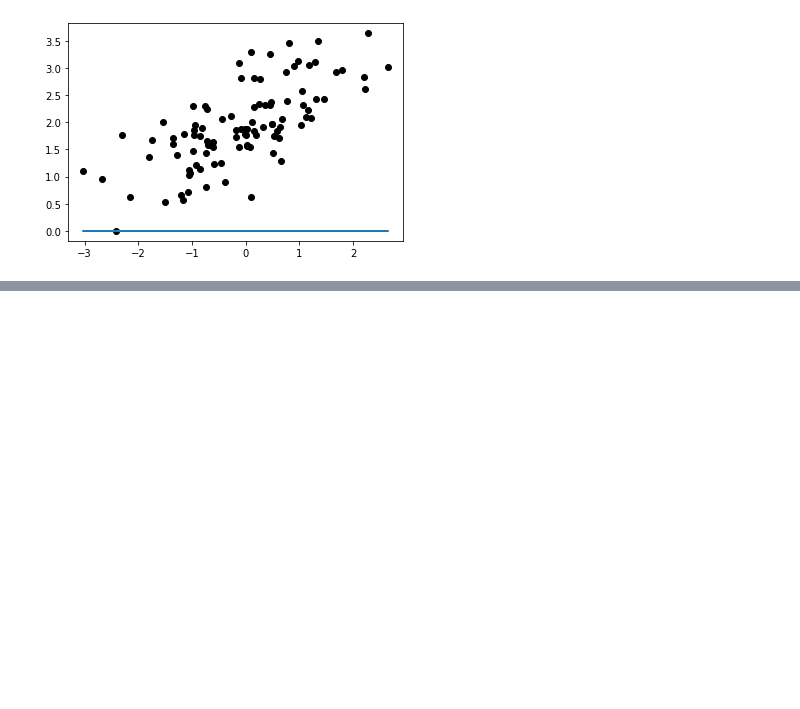
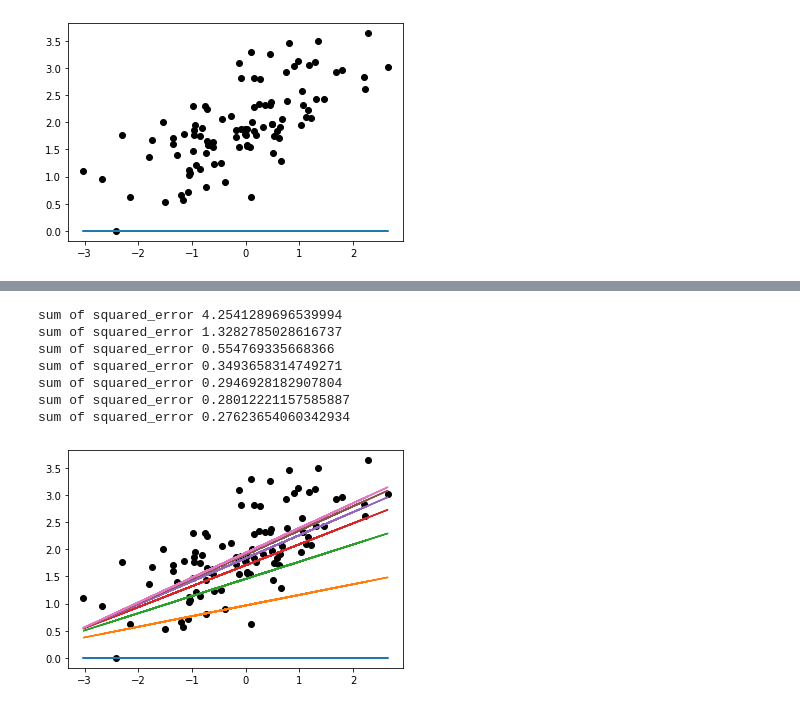
Before and after one commit to Areeba-Seher04/DataScience, a Jupyter notebook: Linear Regression.ipynb, the cells around one changed output, grey strips where cells are left out. Cells and saved outputs as stored; diff of their text form; code cells hidden in the pictures; blank space fills up the shorter version.

```diff
--- a/Linear Regression.ipynb
+++ b/Linear Regression.ipynb
@@ -164,0 +153,35 @@ df
+# %%
+'''In 7 iterations this is how our line became best fitted'''
+'''
+STEPS
+    Draw a line using w1 * x + w2 by putting w1 and w2  = 0
+    plot it
+    calculate error between line and points
+    update w1 and w2
+    repeat the process
+'''
+def update2(iterate):
+    w_1 = 0
+    w_2 = 0
+    plt.plot(x,y,'o', color='black')
+    for i in range(0,iterate): # i am moving line 100 times , you can change it
+        y_pred = [((w_1 * x[i][0] ) + w_2) for i in range(0,100)]
+        plt.plot(x,y_pred)
+        errors = error_list(w_1,w_2)  # as w1 and w2 are changing it means that line is also moving so we have to calculate new q-q' w.r.t to new line
+        #rint(errors)
+        print("sum of squared_error", sum([i**2 for i in errors])/len(errors))
+        # add (q-q') * x * learning rate in w1
+        w_1 += np.matmul(errors,t) * 0.005   #t=x
+        # add q-q' * learning_rate in w2
+        w_2 += sum(errors)* 0.005
+# %%
+update2(7)
+# %% [output]
+sum of squared_error 4.2541289696539994
+sum of squared_error 1.3282785028616737
+sum of squared_error 0.554769335668366
+sum of squared_error 0.3493658314749271
+sum of squared_error 0.2946928182907804
+sum of squared_error 0.28012221157585887
+sum of squared_error 0.27623654060342934
+[figure, added]
```
Also changed, not shown: parts of 12 cells of this notebook, 1 other file.
